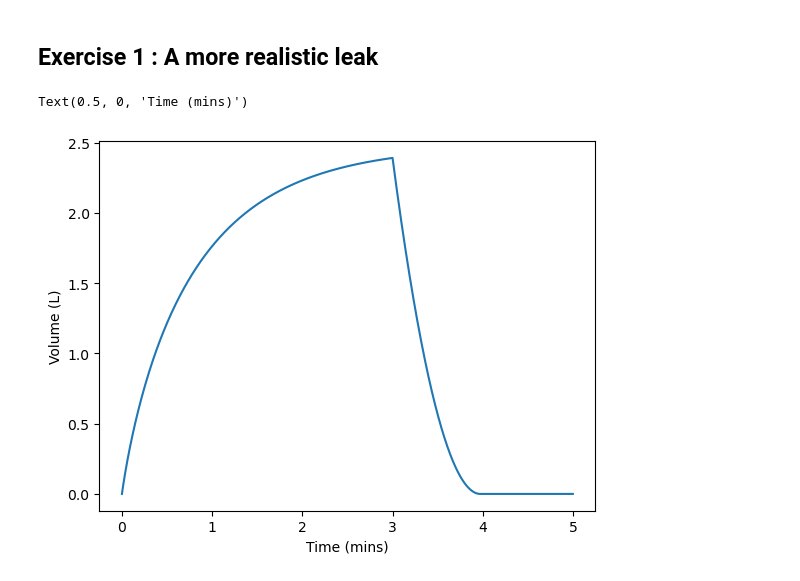
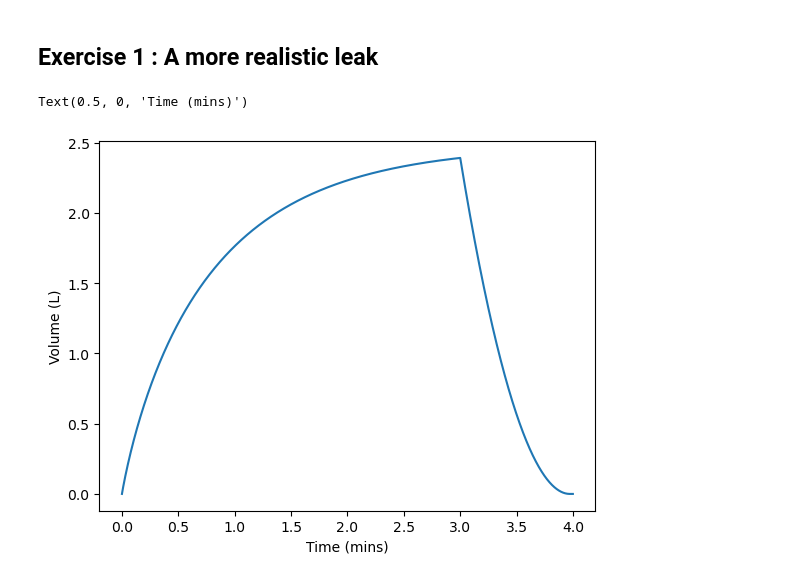
Before and after one commit to SPS-SP2273/learning-portfolio-nuurhasanah, a Jupyter notebook: numerical solutions/numerical_solutions_(need).ipynb, the cells around one changed output. Cells and saved outputs as stored; diff of their text form; code cells hidden in the pictures.

```diff
--- a/numerical solutions/numerical_solutions_(need).ipynb
+++ b/numerical solutions/numerical_solutions_(need).ipynb
@@ -261,30 +261,30 @@ def leak_rate(volume):
 # %%
 tap_off_time = 3
-max_time = 5
+max_time = 4
 dt = 0.001
 rate = 5
 all_volume = []
 bucket_capacity = 9
 volume = 0
 
 all_time = np.arange(start = 0, stop = max_time, step = dt)
 
 for time in all_time:
     all_volume.append(volume)
 
     dV = rate * dt
     leak_volume = leak_rate(volume) * dt
     volume -= leak_volume
 
     if (volume <= bucket_capacity) and (time < tap_off_time):
         volume += dV
 
     if volume < 0:
         volume = 0
 
 plt.plot(all_time, all_volume)
 plt.ylabel('Volume (L)')
 plt.xlabel('Time (mins)')
 # %% [output]
 Text(0.5, 0, 'Time (mins)')
-[figure, old version]
+[figure, new version]
```
Also changed, not shown: parts of 1 cell of this notebook.
